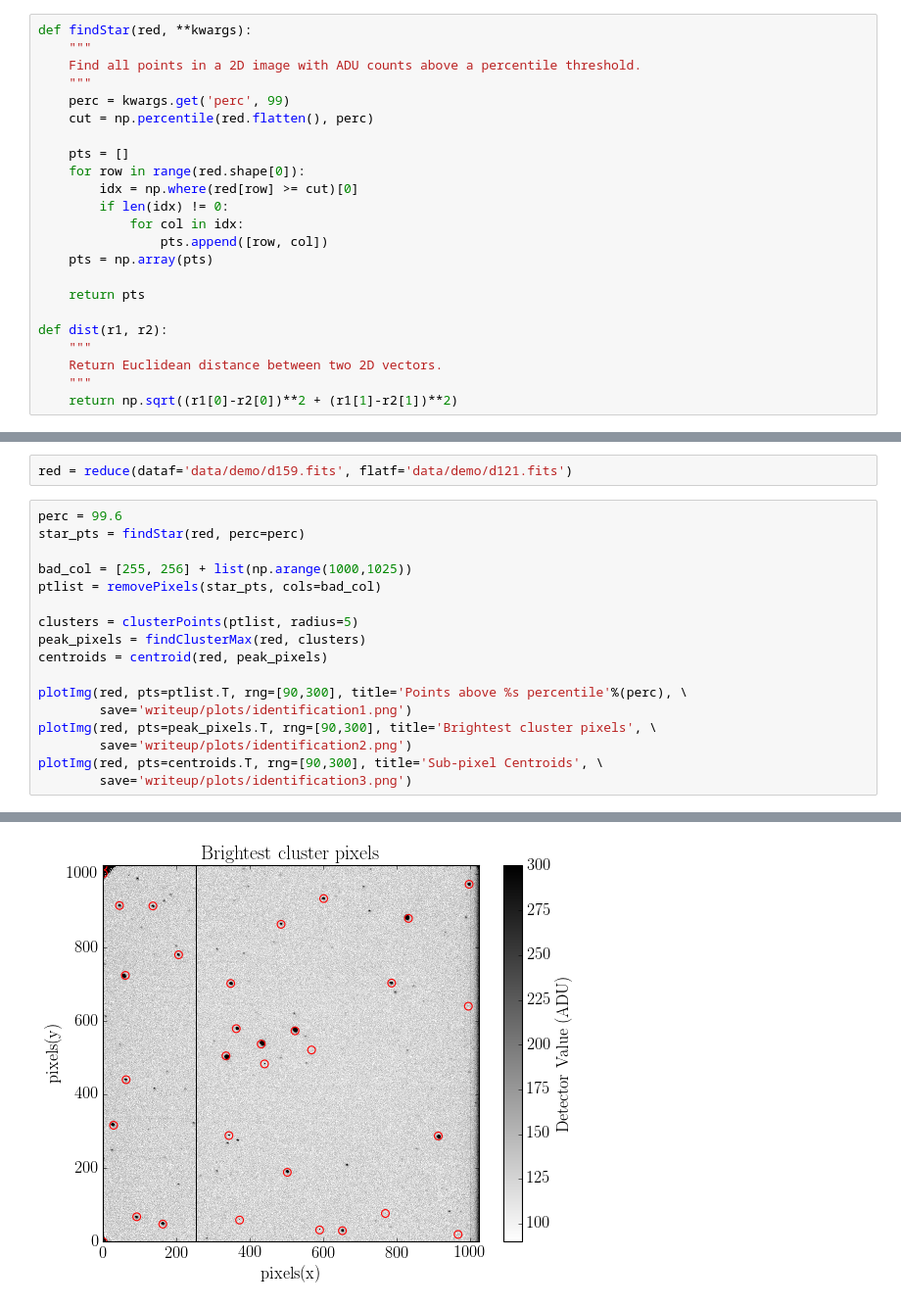
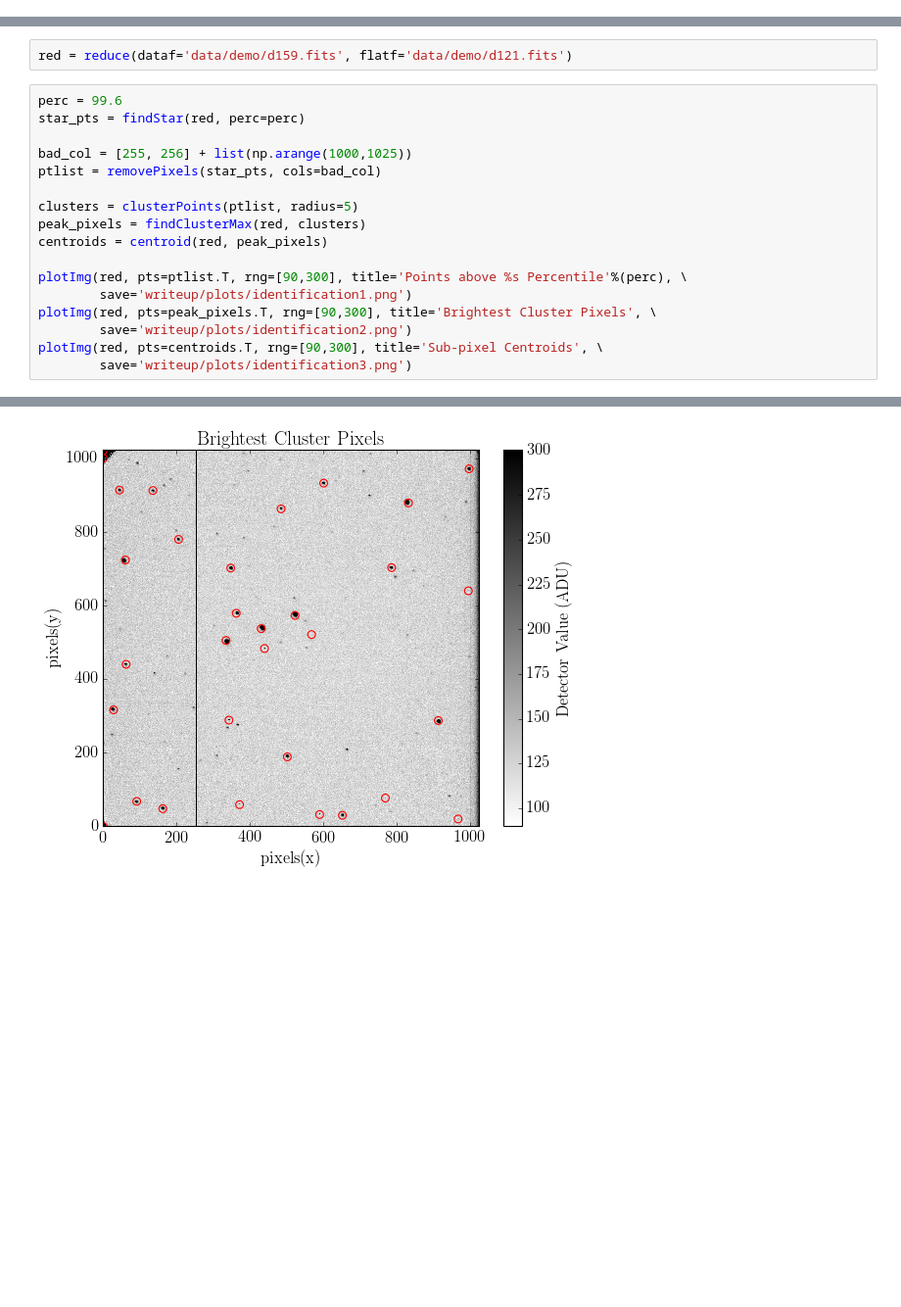
Before and after one commit to jbirky/AsteroidAstrometry, a Jupyter notebook: positions.ipynb, the cells around one changed output, grey strips where cells are left out. Shown at 98% size. Cells and saved outputs as stored; diff of their text form; blank space fills up the shorter version.

```diff
--- a/positions.ipynb
+++ b/positions.ipynb
@@ -70,23 +19,0 @@ def plotImg(arr, **kwargs):
-# %%
-def findStar(red, **kwargs):
-    """
-    Find all points in a 2D image with ADU counts above a percentile threshold.
-    """
-    perc = kwargs.get('perc', 99)
-    cut = np.percentile(red.flatten(), perc)
-
-    pts = []
-    for row in range(red.shape[0]):
-        idx = np.where(red[row] >= cut)[0]
-        if len(idx) != 0:
-            for col in idx:
-                pts.append([row, col])
-    pts = np.array(pts)
-
-    return pts
-
-def dist(r1, r2):
-    """
-    Return Euclidean distance between two 2D vectors.
-    """
-    return np.sqrt((r1[0]-r2[0])**2 + (r1[1]-r2[1])**2)
@@ -190,23 +22,23 @@ red = reduce(dataf='data/demo/d159.fits', flatf='data/demo/d121.fits')
 # %%
 perc = 99.6
 star_pts = findStar(red, perc=perc)
 
 bad_col = [255, 256] + list(np.arange(1000,1025))
 ptlist = removePixels(star_pts, cols=bad_col)
 
 clusters = clusterPoints(ptlist, radius=5)
 peak_pixels = findClusterMax(red, clusters)
 centroids = centroid(red, peak_pixels)
 
-plotImg(red, pts=ptlist.T, rng=[90,300], title='Points above %s percentile'%(perc), \
+plotImg(red, pts=ptlist.T, rng=[90,300], title='Points above %s Percentile'%(perc), \
         save='writeup/plots/identification1.png')
-plotImg(red, pts=peak_pixels.T, rng=[90,300], title='Brightest cluster pixels', \
+plotImg(red, pts=peak_pixels.T, rng=[90,300], title='Brightest Cluster Pixels', \
         save='writeup/plots/identification2.png')
 plotImg(red, pts=centroids.T, rng=[90,300], title='Sub-pixel Centroids', \
         save='writeup/plots/identification3.png')
 # %% [output]
 [figure]
-[figure, old version]
+[figure, new version]
 [figure]
 # %%
 circle_cut = selectCircle(xc=50, yc=30, radius=20)
```
Also changed, not shown: parts of 6 cells of this notebook, 4 other files.
